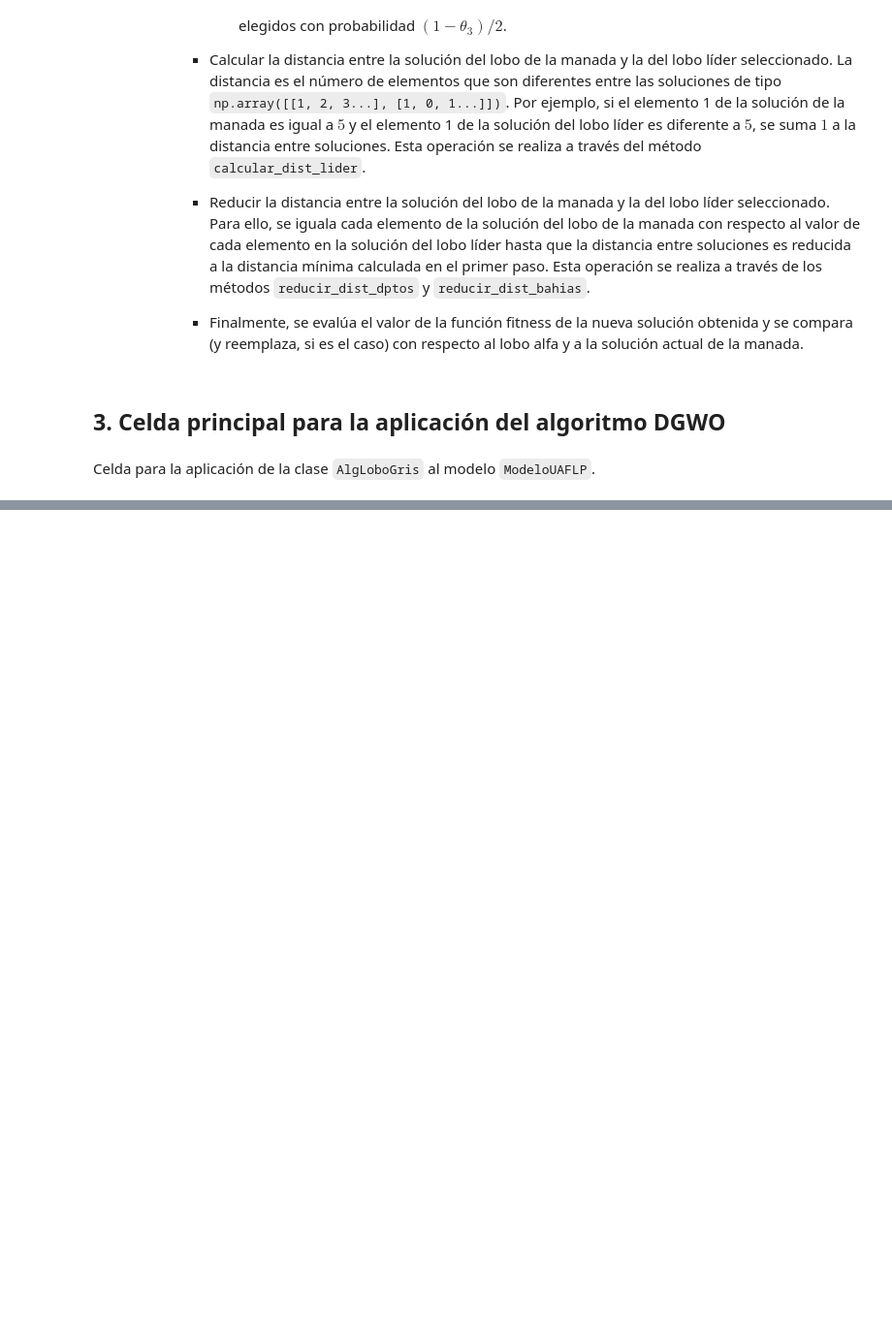
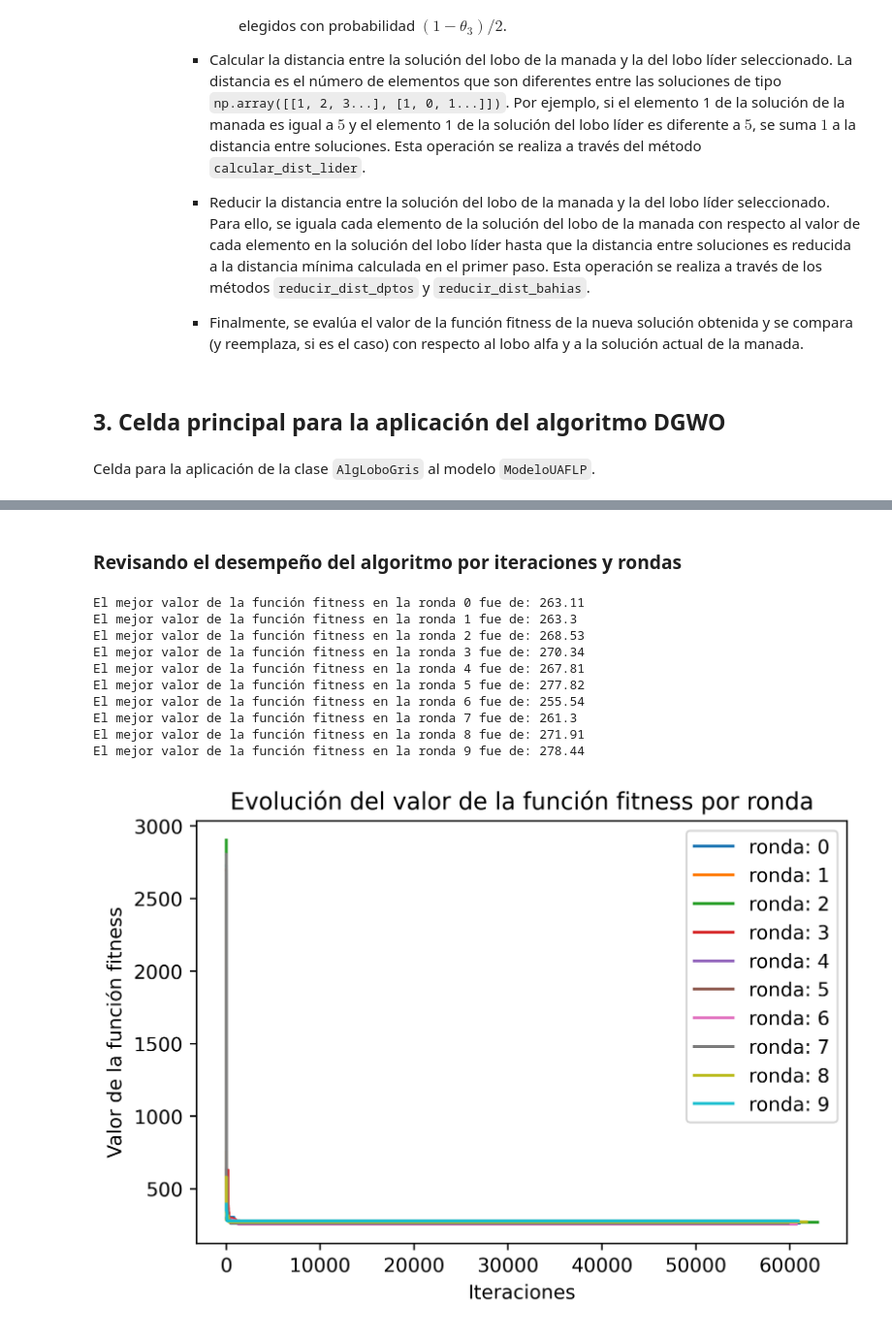
Before and after one commit to scaceresg/proj-uaflp-metaheuristics, a Jupyter notebook: Aplicacion-DGWO-Final.ipynb, the cells around one changed output, grey strips where cells are left out. Shown: that part at 97% size. Drawn from its saved outputs; the diff is of its cells as text; code cells hidden in the pictures; blank space fills up the shorter version.

Commit message:
Update DGWO-Final notebook

```diff
--- a/Aplicacion-DGWO-Final.ipynb
+++ b/Aplicacion-DGWO-Final.ipynb
@@ -566,0 +576,50 @@ KeyboardInterrupt:
+# %% [markdown]
+### Revisando el desempeño del algoritmo por iteraciones y rondas
+# %%
+# Valores de los parámetros
+val_mnd = 10 # Posibles valores: [6, 8, 10, 12, 15]
+val_ld = 3 # Posibles valores: [1, 3]
+val_t1 = 0.4 # Posibles valores: [0.2, 0.4, 0.6, 0.8]
+val_t2 = 0.4 # Posibles valores: [0.2, 0.4, 0.6, 0.8]
+val_t3 = 0.4 # Posibles valores: [0.2, 0.4, 0.6, 0.8]
+tiempo_lim = 300 # en segundos
+n_rondas = 10 # Numero de veces que el algoritmo corre
+# %%
+import matplotlib.pyplot as plt
+
+# Identificar el archivo con la instancia de datos
+inst = 'inst_O9.txt'
+
+dgwo = AlgLoboGris(archivo_datos=inst)
+rond = 0
+
+fig = plt.figure(dpi=400)
+
+while rond < n_rondas:
+
+    res_dgwo = dgwo.optimizacion_lobo_gris(tam_manada=val_mnd, n_lideres=val_ld, theta_1=val_t1,
+                                           theta_2=val_t2, theta_3=val_t3, tiempo_lim=tiempo_lim)
+
+    plt.plot(res_dgwo['vals_fitness'], label=f'ronda: {rond}')
+    print(f"El mejor valor de la función fitness en la ronda {rond} fue de: {res_dgwo['vals_fitness'][-1]}")
+
+    rond += 1
+
+plt.xlabel('Iteraciones')
+plt.ylabel('Valor de la función fitness')
+plt.title('Evolución del valor de la función fitness por ronda')
+plt.legend()
+
+plt.show()
+# %% [output]
+El mejor valor de la función fitness en la ronda 0 fue de: 263.11
+El mejor valor de la función fitness en la ronda 1 fue de: 263.3
+El mejor valor de la función fitness en la ronda 2 fue de: 268.53
+El mejor valor de la función fitness en la ronda 3 fue de: 270.34
+El mejor valor de la función fitness en la ronda 4 fue de: 267.81
+El mejor valor de la función fitness en la ronda 5 fue de: 277.82
+El mejor valor de la función fitness en la ronda 6 fue de: 255.54
+El mejor valor de la función fitness en la ronda 7 fue de: 261.3
+El mejor valor de la función fitness en la ronda 8 fue de: 271.91
+El mejor valor de la función fitness en la ronda 9 fue de: 278.44
+[figure, added]
```
Also changed, not shown: parts of 3 cells of this notebook, 1 other file.
